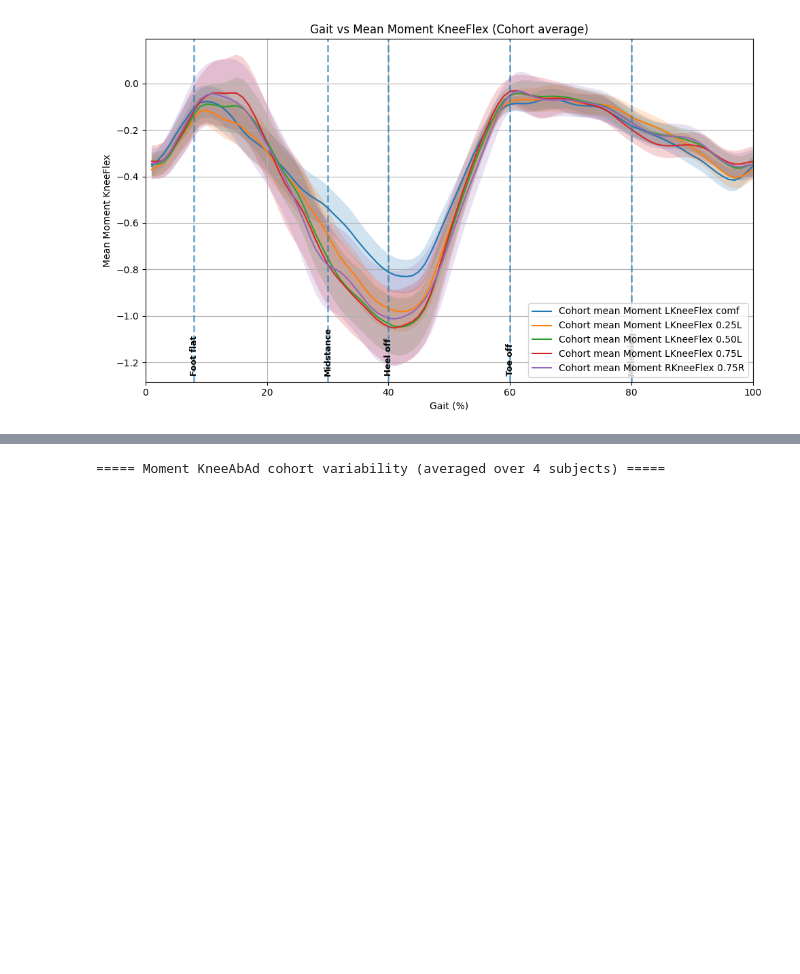
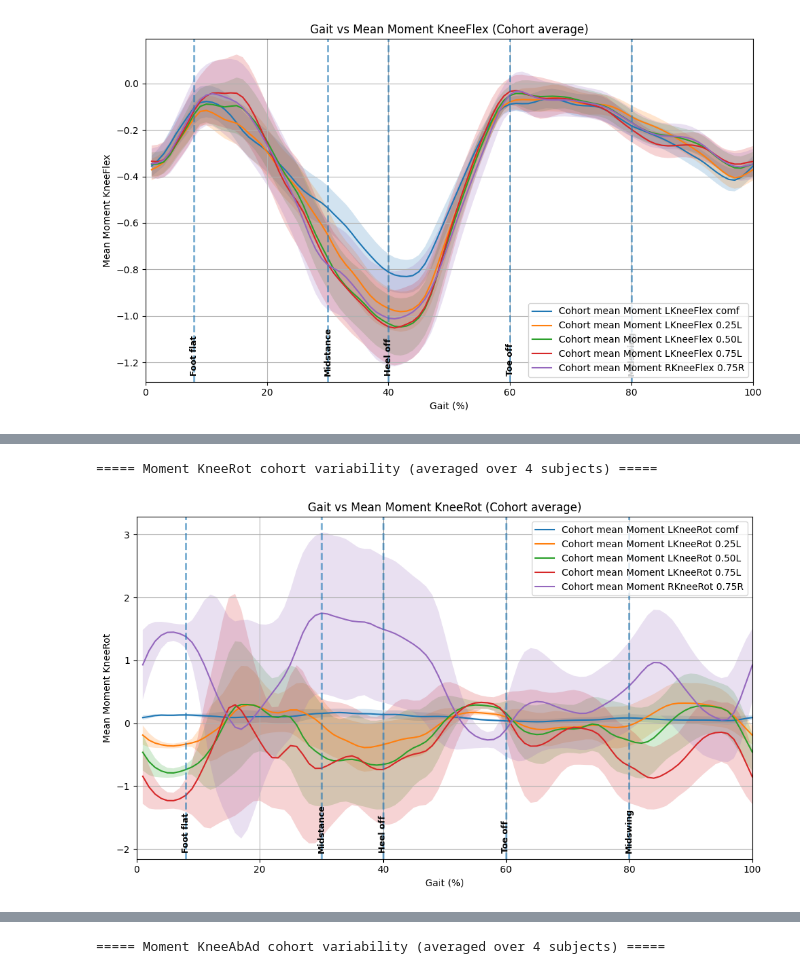
Before and after one commit to SiebrenBarten/Gangbeeldanalyse-ME, a Jupyter notebook: data_analyse.ipynb, the cells around one changed output, grey strips where cells are left out. Cells and saved outputs as stored; diff of their text form; code cells hidden in the pictures; blank space fills up the shorter version.

```diff
--- a/data_analyse.ipynb
+++ b/data_analyse.ipynb
@@ -52,4 +52,9 @@ comf: 0.0637
 0.75L: 0.1158
 0.75R: 0.1113
 [figure]
+# %%
+plot_gait_motion(names, data_sheets, motion=kneerot, leg=None, plot_std=True, cohort=True)
+# %% [output]
+===== Moment KneeRot cohort variability (averaged over 4 subjects) =====
+[figure, added]
 # %%
```
Also changed, not shown: parts of 6 cells of this notebook, 1 other file.
